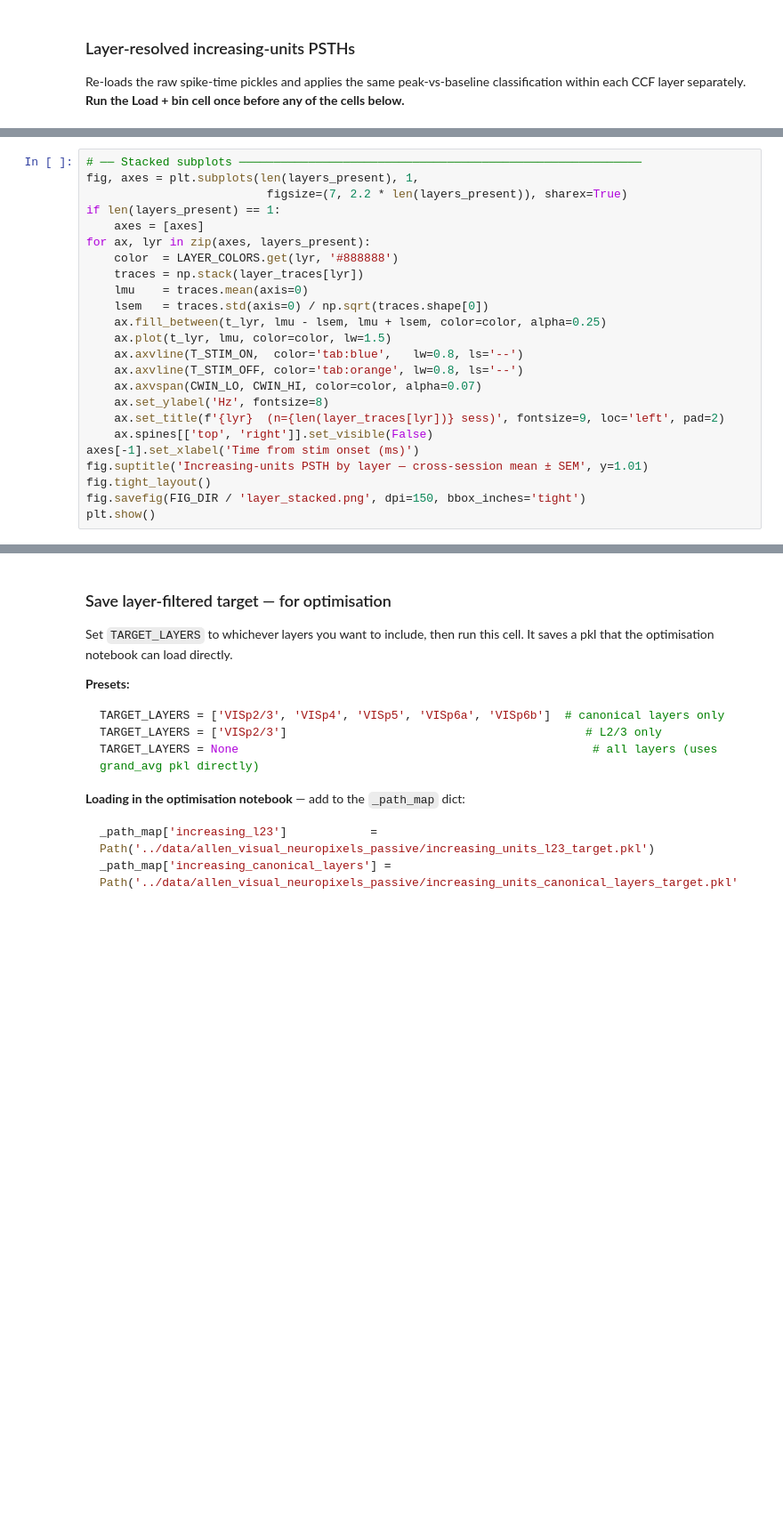
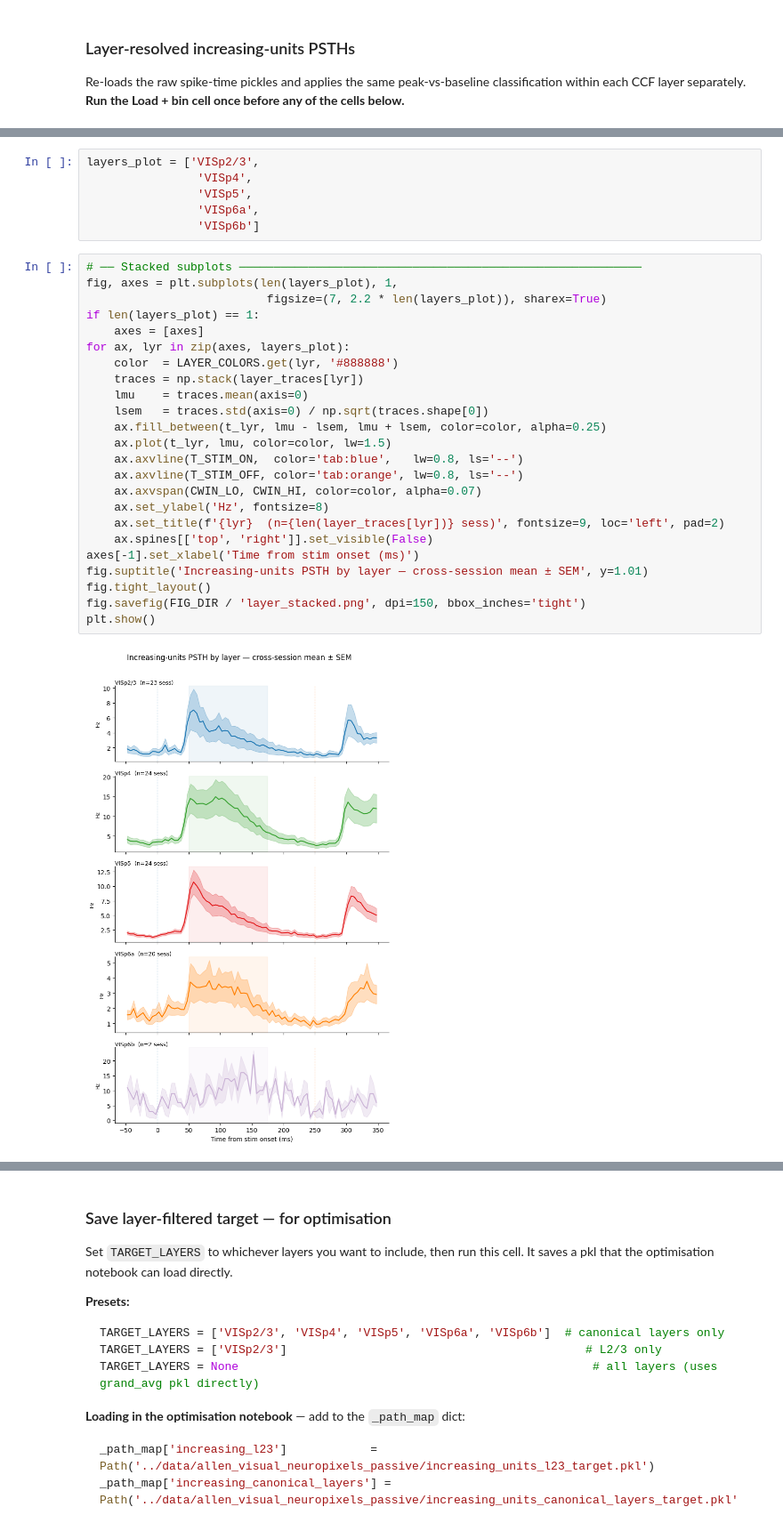
Before and after one commit to pmccthy/designer-waveform, a Jupyter notebook: nb/05_06_26_increasing_units_vis.ipynb, the cells around one changed output, grey strips where cells are left out. Shown at 89% size. Drawn from its saved outputs; the diff is of its cells as text; blank space fills up the shorter version.

```diff
--- a/nb/05_06_26_increasing_units_vis.ipynb
+++ b/nb/05_06_26_increasing_units_vis.ipynb
@@ -228,27 +266,35 @@ for lyr in layers_present:
+# %%
+layers_plot = ['VISp2/3',
+                'VISp4',
+                'VISp5',
+                'VISp6a',
+                'VISp6b']
 # %%
 # ── Stacked subplots ──────────────────────────────────────────────────────────
-fig, axes = plt.subplots(len(layers_present), 1,
-                          figsize=(7, 2.2 * len(layers_present)), sharex=True)
-if len(layers_present) == 1:
+fig, axes = plt.subplots(len(layers_plot), 1,
+                          figsize=(7, 2.2 * len(layers_plot)), sharex=True)
+if len(layers_plot) == 1:
     axes = [axes]
-for ax, lyr in zip(axes, layers_present):
+for ax, lyr in zip(axes, layers_plot):
     color  = LAYER_COLORS.get(lyr, '#888888')
     traces = np.stack(layer_traces[lyr])
     lmu    = traces.mean(axis=0)
     lsem   = traces.std(axis=0) / np.sqrt(traces.shape[0])
     ax.fill_between(t_lyr, lmu - lsem, lmu + lsem, color=color, alpha=0.25)
     ax.plot(t_lyr, lmu, color=color, lw=1.5)
     ax.axvline(T_STIM_ON,  color='tab:blue',   lw=0.8, ls='--')
     ax.axvline(T_STIM_OFF, color='tab:orange', lw=0.8, ls='--')
     ax.axvspan(CWIN_LO, CWIN_HI, color=color, alpha=0.07)
     ax.set_ylabel('Hz', fontsize=8)
     ax.set_title(f'{lyr}  (n={len(layer_traces[lyr])} sess)', fontsize=9, loc='left', pad=2)
     ax.spines[['top', 'right']].set_visible(False)
 axes[-1].set_xlabel('Time from stim onset (ms)')
 fig.suptitle('Increasing-units PSTH by layer — cross-session mean ± SEM', y=1.01)
 fig.tight_layout()
 fig.savefig(FIG_DIR / 'layer_stacked.png', dpi=150, bbox_inches='tight')
 plt.show()
+# %% [output]
+[figure, added]
 # %%
 # ── Overlay ───────────────────────────────────────────────────────────────────
 fig, ax = plt.subplots(figsize=(7, 4))
```
Also changed, not shown: parts of 15 cells of this notebook, 6 other files.
